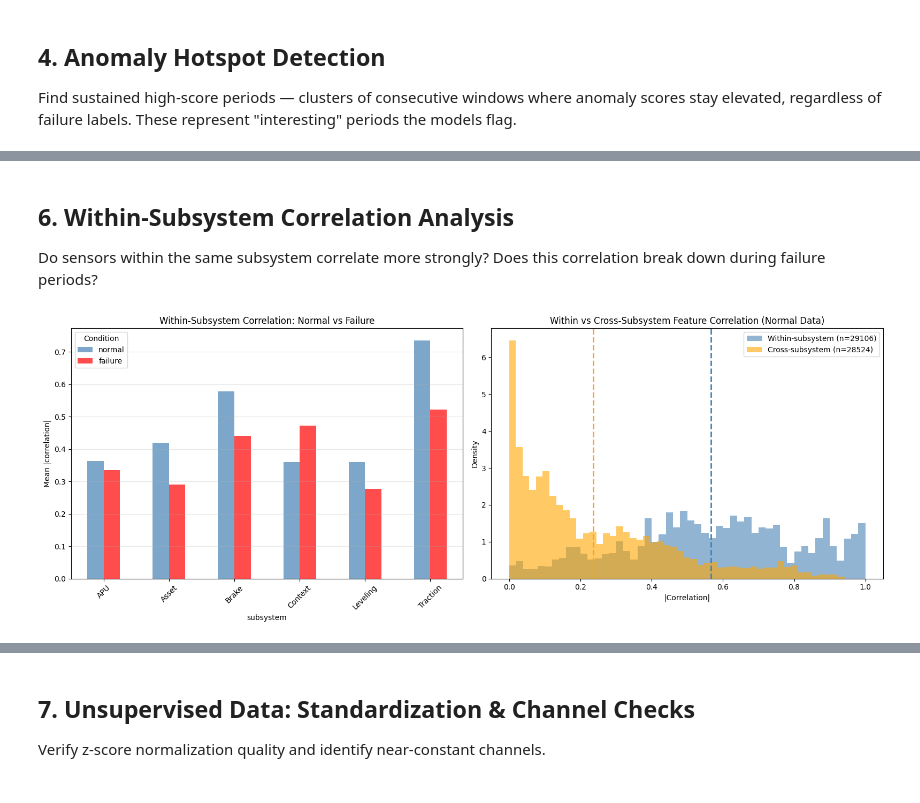
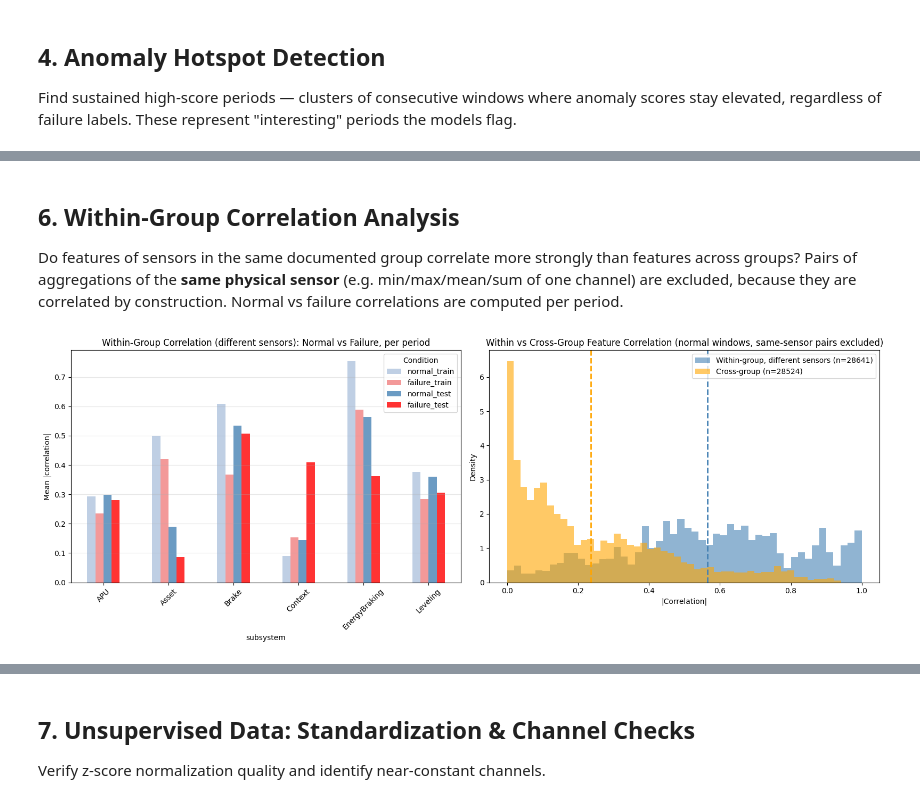
Before and after one commit to Emir515/Kurtulus-thesis, a Jupyter notebook: notebooks/03_dataset_analysis.ipynb, the cells around one changed output, grey strips where cells are left out. Cells and saved outputs as stored; diff of their text form; code cells hidden in the pictures.

```diff
--- a/notebooks/03_dataset_analysis.ipynb
+++ b/notebooks/03_dataset_analysis.ipynb
@@ -443,7 +452,7 @@ hotspots_rf['duration_min'] = (hotspots_rf['end'] - hotspots_rf['start']).dt.tot
 hotspots_rf['has_failure'] = hotspots_rf['n_failure'] > 0
 
 # ── LSTM-AE hotspots: above 90th percentile ──
-ae_p90 = ae_all['score'].quantile(0.90)
+ae_p90 = ae_all.loc[ae_all['split'] == 'train', 'score'].quantile(0.90)  # train-period p90, not dominated by the drifted test period
 ae_sorted = ae_all.sort_values('window_end').reset_index(drop=True)
 ae_above = (ae_sorted['score'] >= ae_p90).astype(int)
 ae_grp = (ae_above != ae_above.shift()).cumsum()
@@ -467,7 +476,9 @@ if len(hotspots_ae) > 0:
 print(f'RF hotspots (>=3 consecutive windows above thr={RF_THR:.2f}): {len(hotspots_rf)}')
 print(f'  With actual failure: {hotspots_rf["has_failure"].sum()} | Without (potential false alarm clusters): {(~hotspots_rf["has_failure"]).sum()}')
 print(f'  Train: {(hotspots_rf["split"]=="train").sum()} | Test: {(hotspots_rf["split"]=="test").sum()}')
-print(f'\nLSTM-AE hotspots (>=2 consecutive seqs above p90={ae_p90:.3f}): {len(hotspots_ae)}')
+print('  Note: train-period RF hotspots are largely in-sample (RF fit on train).')
+print('  Failure definitions differ: RF fail = 6.2 h-shifted label; LSTM-AE fail = sequence overlaps a recorded failure.')
+print(f'\nLSTM-AE hotspots (>=2 consecutive seqs above train-period p90={ae_p90:.3f}): {len(hotspots_ae)}')
 if len(hotspots_ae) > 0:
     print(f'  With actual failure: {hotspots_ae["has_failure"].sum()} | Without: {(~hotspots_ae["has_failure"]).sum()}')
 
@@ -650,7 +677,7 @@ Asset      0.049763  0.049763  0.095431      2
 # %% [markdown]
-## 6. Within-Subsystem Correlation Analysis
+## 6. Within-Group Correlation Analysis
 
-Do sensors within the same subsystem correlate more strongly? Does this correlation break down during failure periods?
+Do features of sensors in the same documented group correlate more strongly than features across groups? Pairs of aggregations of the **same physical sensor** (e.g. min/max/mean/sum of one channel) are excluded, because they are correlated by construction. Normal vs failure correlations are computed per period.
 # %%
 # Group features by subsystem
 subsystem_feats = {}
@@ -658,20 +685,34 @@ for col in feature_cols:
     sub = get_subsystem(col)
     subsystem_feats.setdefault(sub, []).append(col)
 
-# Compute within-subsystem correlation for normal vs failure
+AGG_SUFFIXES = ('_active_s', '_min', '_max', '_mean', '_sum', '_flips')
+
+
+def sensor_of(f):
+    for suf in AGG_SUFFIXES:
+        if f.endswith(suf):
+            return f[:-len(suf)]
+    return f
+
+
+def mean_cross_sensor_corr(data, feats):
+    cm = data[feats].corr().abs().values
+    base = np.array([sensor_of(f) for f in feats])
+    keep = np.triu(np.ones_like(cm, dtype=bool), k=1) & (base[:, None] != base[None, :])
+    return np.nanmean(cm[keep]) if keep.any() else np.nan
+
+
+# Within-group correlation (different sensors only), normal vs failure, per period
+period_n = np.where(normal['window_end'] < SPLIT_DATE, 'train', 'test')
+period_f = np.where(failure['window_end'] < SPLIT_DATE, 'train', 'test')
 corr_results = []
 for sub, feats in subsystem_feats.items():
-    if len(feats) < 2:
+    if len({sensor_of(f) for f in feats}) < 2:
         continue
-    for condition, data in [('normal', normal), ('failure', failure)]:
-        corr_mat = data[feats].corr().abs()
-        # Upper triangle only (exclude diagonal)
-        mask = np.triu(np.ones_like(corr_mat, dtype=bool), k=1)
-        mean_corr = corr_mat.where(mask).stack().mean()
-        corr_results.append({
-            'subsystem': sub, 'condition': condition,
-            'mean_within_corr': mean_corr, 'n_features': len(feats)
-        })
+    for p_ in ('train', 'test'):
+        for condition, data in [('normal', normal[period_n == p_]), ('failure', failure[period_f == p_])]:
+            corr_results.append({'subsystem': sub, 'condition': f'{condition}_{p_}',
+                                 'mean_within_corr': mean_cross_sensor_corr(data, feats), 'n_features': len(feats)})
 
 corr_df = pd.DataFrame(corr_results)
 
@@ -686,42 +727,44 @@ for i, c1 in enumerate(feature_cols):
         if j <= i:
             continue
         val = full_corr.loc[c1, c2]
+        if sensor_of(c1) == sensor_of(c2):
+            continue  # same physical sensor: correlated by construction
         if get_subsystem(c1) == get_subsystem(c2):
             within_vals.append(val)
         else:
             cross_vals.append(val)
 
 fig, axes = plt.subplots(1, 2, figsize=(16, 6))
 
 # Within-subsystem correlation: normal vs failure
 ax = axes[0]
 pivot = corr_df.pivot(index='subsystem', columns='condition', values='mean_within_corr')
-pivot = pivot.reindex(columns=['normal', 'failure'])
-pivot.plot(kind='bar', ax=ax, color=['steelblue', 'red'], alpha=0.7)
+pivot = pivot.reindex(columns=['normal_train', 'failure_train', 'normal_test', 'failure_test'])
+pivot.plot(kind='bar', ax=ax, color=['lightsteelblue', 'lightcoral', 'steelblue', 'red'], alpha=0.8)
 ax.set_ylabel('Mean |correlation|')
-ax.set_title('Within-Subsystem Correlation: Normal vs Failure')
+ax.set_title('Within-Group Correlation (different sensors): Normal vs Failure, per period')
 ax.tick_params(axis='x', rotation=45)
 ax.grid(True, alpha=0.3, axis='y')
 ax.legend(title='Condition')
 
 # Within vs cross-subsystem
 ax = axes[1]
-ax.hist(within_vals, bins=50, alpha=0.6, color='steelblue', label=f'Within-subsystem (n={len(within_vals)})', density=True)
-ax.hist(cross_vals, bins=50, alpha=0.6, color='orange', label=f'Cross-subsystem (n={len(cross_vals)})', density=True)
+ax.hist(within_vals, bins=50, alpha=0.6, color='steelblue', label=f'Within-group, different sensors (n={len(within_vals)})', density=True)
+ax.hist(cross_vals, bins=50, alpha=0.6, color='orange', label=f'Cross-group (n={len(cross_vals)})', density=True)
 ax.axvline(np.mean(within_vals), color='steelblue', linestyle='--', linewidth=2)
 ax.axvline(np.mean(cross_vals), color='orange', linestyle='--', linewidth=2)
 ax.set_xlabel('|Correlation|')
 ax.set_ylabel('Density')
-ax.set_title('Within vs Cross-Subsystem Feature Correlation (Normal Data)')
+ax.set_title('Within vs Cross-Group Feature Correlation (normal windows, same-sensor pairs excluded)')
 ax.legend()
 
 plt.tight_layout()
 plt.show()
 
-print(f'Within-subsystem mean |corr|: {np.mean(within_vals):.3f}')
-print(f'Cross-subsystem mean |corr|: {np.mean(cross_vals):.3f}')
+print(f'Within-group mean |corr| (different sensors only): {np.mean(within_vals):.3f}')
+print(f'Cross-group mean |corr|: {np.mean(cross_vals):.3f}')
 print(f'Ratio: {np.mean(within_vals)/np.mean(cross_vals):.1f}x')
-print(f'\nWithin-subsystem correlation (normal vs failure):')
+print(f'\nWithin-group correlation, different sensors (normal vs failure, per period):')
 print(pivot.to_string())
 # %% [output]
-[figure, old version]
+[figure, new version]
```
Also changed, not shown: parts of 17 cells of this notebook, 5 other files.
